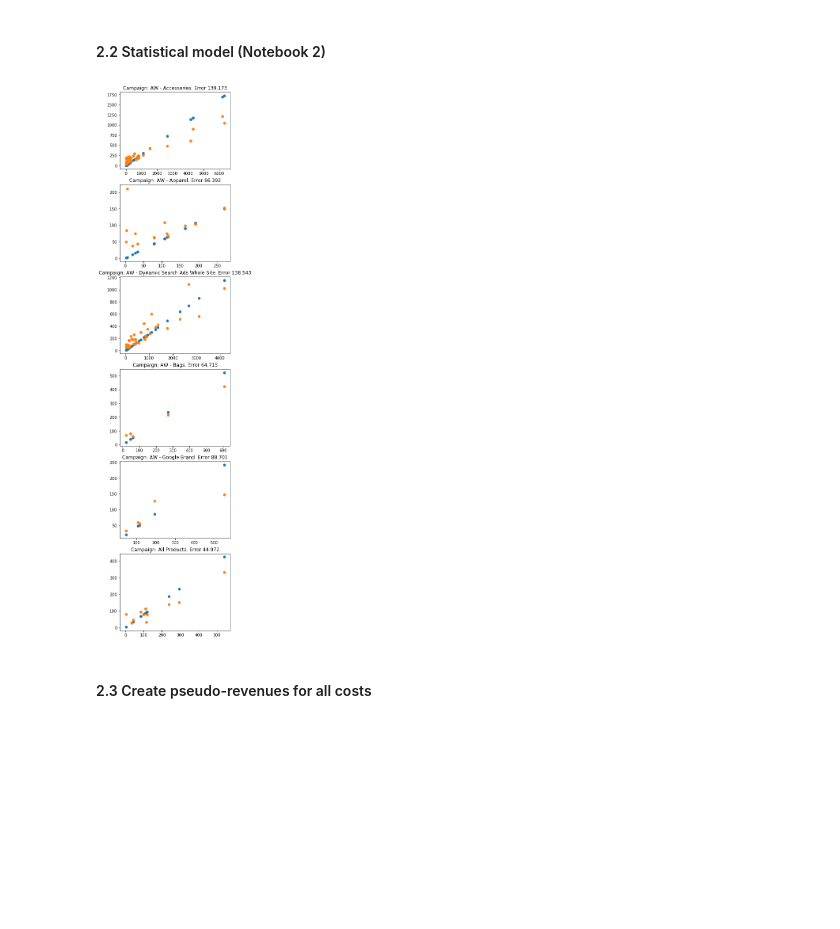
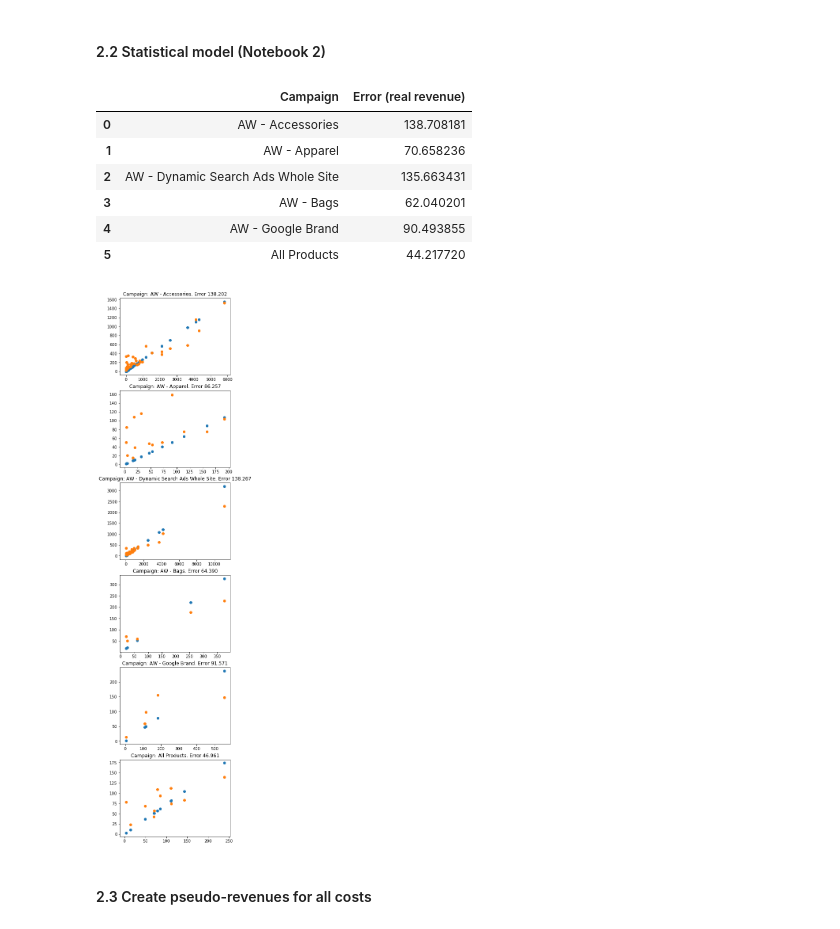
Before and after one commit to Morphl-AI/Ecommerce-Marketing-Spend-Optimization, a Jupyter notebook: Notebooks/3. Budget allocation - pseudo-revenue - statistical model .ipynb, the cells around one changed output. Saved outputs shown, nothing was run; the diff lists cells and outputs as text; code cells hidden in the pictures; blank space fills up the shorter version.

Commit message:
Added full error against true revenue

```diff
--- a/Notebooks/3. Budget allocation - pseudo-revenue - statistical model .ipynb
+++ b/Notebooks/3. Budget allocation - pseudo-revenue - statistical model .ipynb
@@ -174,36 +174,60 @@ def errorL1(y, t):
     return np.abs(y - t).mean()
 # %%
 def trainStatisticalModel(X, t):
+    kf = KFold(numSplits=5, randomState=42)
     models, errors, predictions = [], [], []
     for trainIx, validationIx in kf.split(len(X)):
         _X = {"train" : X[trainIx], "validation" : X[validationIx]}
         _t = {"train" : t[trainIx], "validation" : t[validationIx]}
         model = StatisticalModel()
         model.fit(_X["train"], _t["train"])
         y = model.predict(_X["validation"])
         errors.append(errorL1(y, _t["validation"]))
         models.append(model)
         predictions.append({"X" : _X["validation"], "y" : y, "t" : _t["validation"]})
     meanError = np.mean(errors)
     bestPredictions = predictions[np.argmin(errors)]
 
     # Retrain on all data
     model = StatisticalModel()
     model.fit(X, t)
     return model, bestPredictions, meanError
 
 models = {}
 X, t = {k : data[k].T[0] for k in data}, {k : data[k].T[1] for k in data}
 # For statistical model, sum all intermediate costs
 XStatisticalModel = {k : np.array([x.sum() for x in X[k]]) for k in X}
 ax = plt.subplots(len(validCampaigns), figsize=(5, 25))[1]
 for i, campaign in enumerate(validCampaigns):
     models[campaign], predictions, error = trainStatisticalModel(XStatisticalModel[campaign], t[campaign])
     ax[i].scatter(predictions["X"], predictions["y"])
     ax[i].scatter(predictions["X"], predictions["t"])
     ax[i].set_title("Campaign: %s. Error %2.3f" % (campaign, error))
+
+res = []
+for campaign in validCampaigns:
+    costs, revenues = getDataFirstRevenue(validDf, campaign)
+    pseudoRevenues = []
+    model = models[campaign]
+    for cost in costs:
+        pseudoRevenue = model.predict(cost)
+        pseudoRevenues.append(pseudoRevenue.sum())
+
+    errors = []
+    for pseudoRevenue, revenue in zip(pseudoRevenues, revenues):
+        errors.append(np.abs(pseudoRevenue - revenue))
+    errors = np.mean(errors)
+    res.append([campaign, errors])
+display(pd.DataFrame(res, columns=["Campaign", "Error (real revenue)"]))
 # %% [output]
+|  | Campaign | Error (real revenue) |
+| 0 | AW - Accessories | 138.708181 |
+| 1 | AW - Apparel | 70.658236 |
+| 2 | AW - Dynamic Search Ads Whole Site | 135.663431 |
+| 3 | AW - Bags | 62.040201 |
+| 4 | AW - Google Brand | 90.493855 |
+| 5 | All Products | 44.217720 |
-[figure, old version]
+[figure, new version]
 # %% [markdown]
 #### 2.3 Create pseudo-revenues for all costs
 # %%
```
Also changed, not shown: parts of 1 cell of this notebook.
